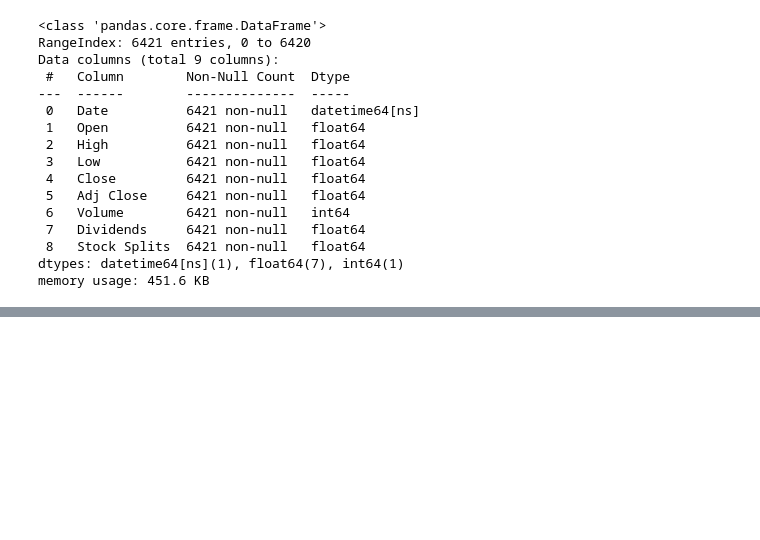
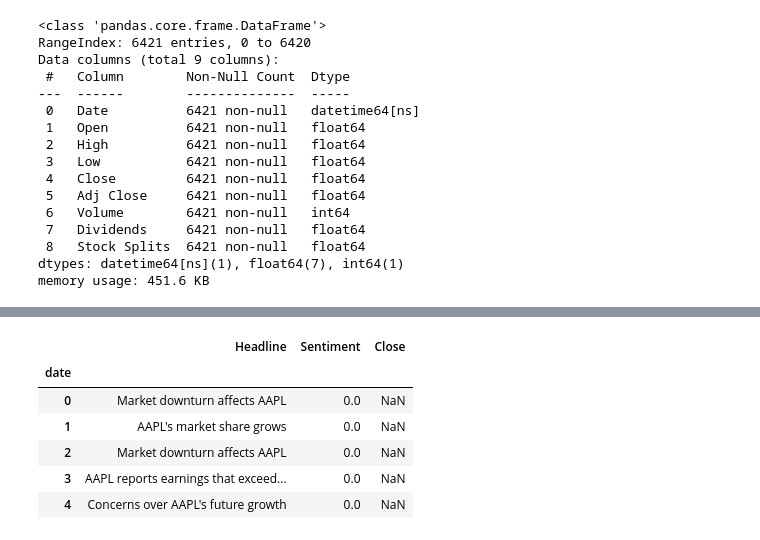
Before and after one commit to surak-alf/Project_3, a Jupyter notebook: src/notebooks/NVDA (1).ipynb, the cells around one changed output, grey strips where cells are left out. Drawn from its saved outputs; the diff is of its cells as text; code cells hidden in the pictures; blank space fills up the shorter version.

```diff
--- a/src/notebooks/NVDA (1).ipynb
+++ b/src/notebooks/NVDA (1).ipynb
@@ -109,0 +127,4 @@ fig.show()
+# %%
+nvda.columns = ['Adj Close', 'Close', 'High', 'Low', 'Open', 'Volume']
+
+nvda.columns
@@ -109,0 +133,4 @@ fig.show()
+# %%
+# Create a DataFrame with dates from the NVDA data
+date = raw_df.index
+text_data = pd.DataFrame(date, columns=['date'])
@@ -109,0 +179,12 @@ fig.show()
+# %%
+# Aligning sentiment scores with the stock closing prices on the same date
+combined_data = text_data.set_index('date').join(nvda['Close'])
+combined_data.head()
+# %% [output]
+|  | Headline | Sentiment | Close |
+| date |  |  |  |
+| 0 | Market downturn affects AAPL | 0.0 | NaN |
+| 1 | AAPL's market share grows | 0.0 | NaN |
+| 2 | Market downturn affects AAPL | 0.0 | NaN |
+| 3 | AAPL reports earnings that exceed... | 0.0 | NaN |
+| 4 | Concerns over AAPL's future growth | 0.0 | NaN |
```
Also changed, not shown: parts of 13 cells of this notebook.
